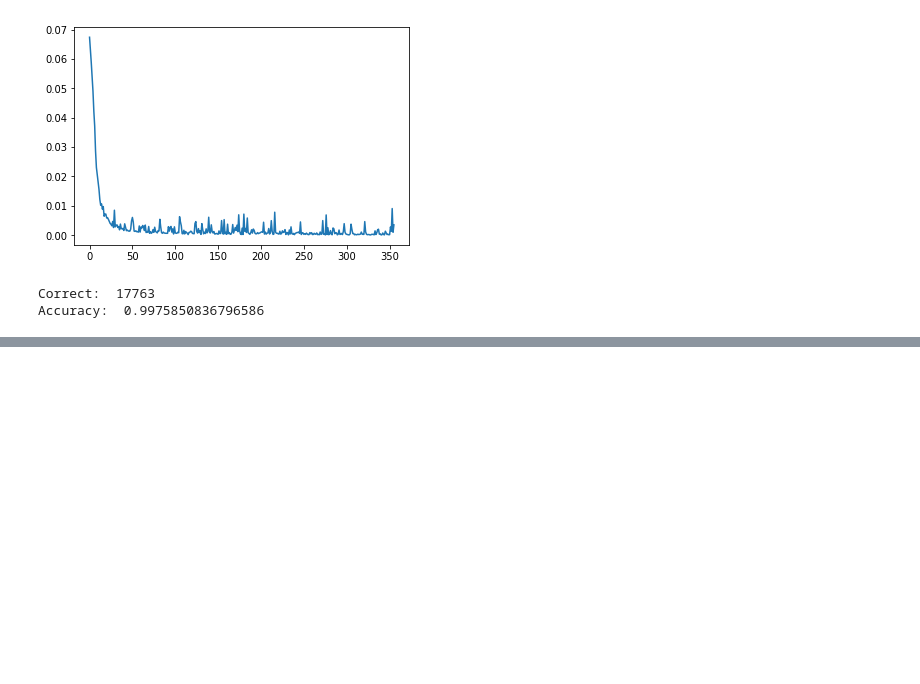
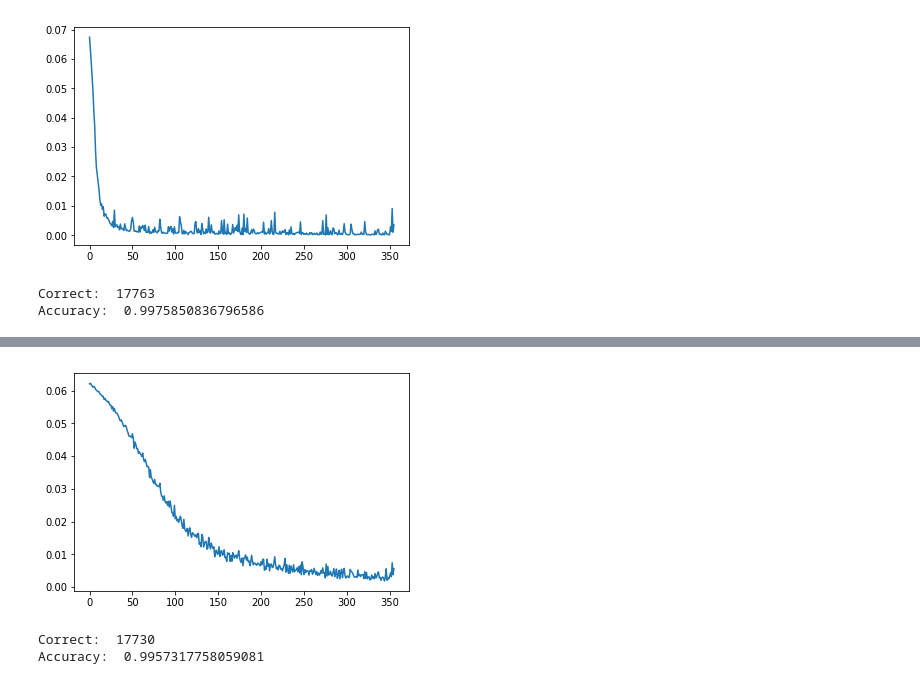
Before and after one commit to JayWalker512/PacketGAN, a Jupyter notebook: Latent Space Classifier.ipynb, the cells around one changed output, grey strips where cells are left out. Saved outputs shown, nothing was run; the diff lists cells and outputs as text; code cells hidden in the pictures; blank space fills up the shorter version.

```diff
--- a/Latent Space Classifier.ipynb
+++ b/Latent Space Classifier.ipynb
@@ -391,0 +395,75 @@ Accuracy:  0.9975850836796586
+# %%
+#Clip weights and see how it performs!
+
+def MSE(X, y):
+    return ((X - y)**2).sum()
+
+#doesn't work, improperly defined?
+def CE(X, y):
+    return -((torch.log(X*y)).sum())
+
+#This is basically just mse...
+def MQE(X, y):
+    return ((X-y)**4).sum()
+
+
+#it will take our latent vector representations and classify them
+#we want to see if the latent representation can meaningfully classify the original sequence
+#clf = LogisticRegressionBinaryClassifier(latent_dim)
+clf = NeuralClassifier(latent_dim, 1)
+criterion = MQE
+optimizer = optim.SGD(clf.parameters(), lr=0.1)
+loss_log = []
+
+for i in range(0, normal_train_length):
+
+        #train on a sequence from the normal data
+        clf.zero_grad()
+        prediction = clf(lsm(normal_train_set[i]).detach())
+        loss = criterion(prediction, torch.zeros(1))
+        loss_log.append(loss.item())
+        loss.register_hook(lambda grad: torch.clamp(grad, min=-0.1, max=0.1))
+        loss.backward()
+        #nn.utils.clip_grad.clip_grad_norm_(clf.parameters(), 0.01)
+        optimizer.step()
+
+        #train on a sequence from the attack
+        clf.zero_grad()
+        prediction = clf(lsm(attack_train_set[i]).detach())
+        loss = criterion(prediction, torch.ones(1))
+        loss_log.append(loss.item())
+        loss.register_hook(lambda grad: torch.clamp(grad, min=-0.1, max=0.1))
+        loss.backward()
+        #nn.utils.clip_grad.clip_grad_norm_(clf.parameters(), 0.01)
+        optimizer.step()
+
+#plot loss
+loss_avg = []
+for i in range(0, normal_train_length // 100):
+    total = 0
+    for k in loss_log[int(i * 100): int((i+1)*100)]:
+        total += k
+    loss_avg.append(total / 100)
+
+plt.plot(range(len(loss_avg)), loss_avg)
+plt.show()
+
+#calculate the accuracy!
+num_test_examples = len(normal_test_set) + len(attack_test_set)
+num_correct = 0
+with torch.no_grad():
+    for i in range(0, len(normal_test_set)):
+        y = clf(lsm(normal_test_set[i]).detach())
+        if y[0] < 0.5:
+            num_correct += 1
+
+        y = clf(lsm(attack_test_set[i]).detach())
+        if y[0] >= 0.5:
+            num_correct += 1
+
+print("Correct: ", num_correct)
+print("Accuracy: ", (num_correct / num_test_examples))
+# %% [output]
+[figure, added]
+Correct:  17730
+Accuracy:  0.9957317758059081
```
Also changed, not shown: parts of 3 cells of this notebook, 3 other files.
